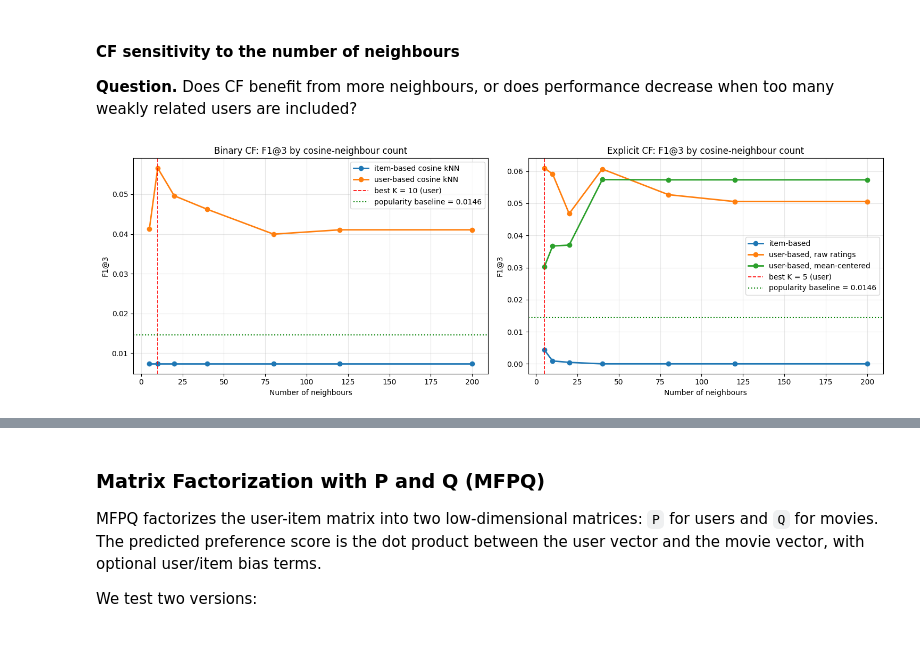
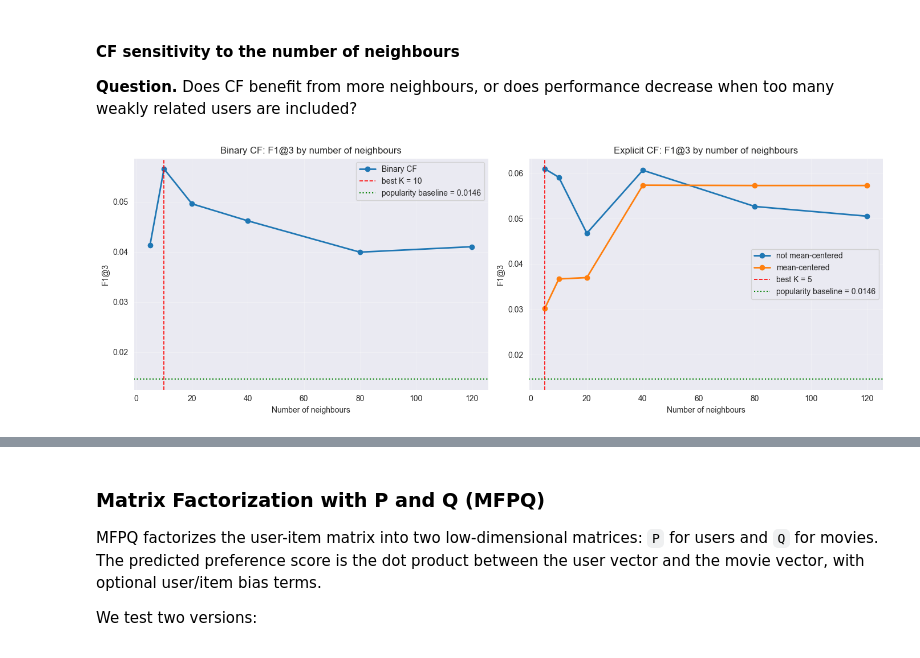
Before and after one commit to arodzina/TACD_project, a Jupyter notebook: data_preparation.ipynb, the cells around one changed output, grey strips where cells are left out. Drawn from its saved outputs; the diff is of its cells as text; code cells hidden in the pictures.

```diff
--- a/data_preparation.ipynb
+++ b/data_preparation.ipynb
@@ -531,6 +523,18 @@ Probe Implicit Val Matrix nnz: 1300
 Probe Implicit Test Matrix nnz: 1369
 # %% [markdown]
 ### Evaluation Helper Functions and Baseline
+# %%
+def run_or_load(cache_path, fn):
+    """Run fn() and save result, or load from cache if it exists."""
+    if os.path.exists(cache_path):
+        print(f"Loading from cache: {cache_path}")
+        with open(cache_path, "rb") as f:
+            return pickle.load(f)
+    result = fn()
+    with open(cache_path, "wb") as f:
+        pickle.dump(result, f)
+    print(f"Saved to cache: {cache_path}")
+    return result
 # %%
 # Prepare matrices
 train_item_user = probe_implicit_train_matrix.T.tocsr()     # (9724, 610)
@@ -1387,72 +1277,84 @@ Name: 0, dtype: object
 
 **Question.** Does CF benefit from more neighbours, or does performance decrease when too many weakly related users are included?
 # %%
-fig, axes = plt.subplots(1, 2, figsize=(15, 5))
+fig, axes = plt.subplots(1, 2, figsize=(14, 5))
 
 # -------------------------
 # Binary CF
 # -------------------------
 best_binary_cf = cf_binary_results.loc[cf_binary_results["f1"].idxmax()]
 
-for kind, group in cf_binary_results.groupby("kind"):
-    group = group.sort_values("n_neighbors")
-    axes[0].plot(
-        group["n_neighbors"],
-        group["f1"],
-        marker="o",
-        linewidth=2,
-        label=f"{kind}-based cosine kNN"
-    )
+axes[0].plot(
+    cf_binary_results["n_neighbors"],
+    cf_binary_results["f1"],
+    marker="o",
+    linewidth=2,
+    label="Binary CF"
+)
 
 axes[0].axvline(
     best_binary_cf["n_neighbors"],
     color="red",
     linestyle="--",
     linewidth=1.2,
-    label=f"best K = {int(best_binary_cf['n_neighbors'])} ({best_binary_cf['kind']})"
+    label=f"best K = {best_binary_cf['n_neighbors']}"
 )
-axes[0].axhline(pop_f1, color="green", linestyle=":", linewidth=1.5,
-                label=f"popularity baseline = {pop_f1:.4f}")
-axes[0].set_title("Binary CF: F1@3 by cosine-neighbour count")
+
+axes[0].axhline(
+    pop_f1,
+    color="green",
+    linestyle=":",
+    linewidth=1.5,
+    label=f"popularity baseline = {pop_f1:.4f}"
+)
+
+axes[0].set_title("Binary CF: F1@3 by number of neighbours")
 axes[0].set_xlabel("Number of neighbours")
 axes[0].set_ylabel("F1@3")
 axes[0].grid(True, alpha=0.3)
 axes[0].legend()
+
 
 # -------------------------
 # Explicit CF
 # -------------------------
 best_explicit_cf = cf_explicit_results.loc[cf_explicit_results["f1"].idxmax()]
 
-for (kind, mean_center), group in cf_explicit_results.groupby(["kind", "mean_center"]):
-    group = group.sort_values("n_neighbors")
-    label = f"{kind}-based"
-    if kind == "user":
-        label += ", mean-centered" if mean_center else ", raw ratings"
-    axes[1].plot(group["n_neighbors"], group["f1"], marker="o", linewidth=2, label=label)
+for mean_center, group in cf_explicit_results.groupby("mean_center"):
+    label = "mean-centered" if mean_center else "not mean-centered"
+
+    axes[1].plot(
+        group["n_neighbors"],
+        group["f1"],
+        marker="o",
+        linewidth=2,
+        label=label
+    )
 
 axes[1].axvline(
     best_explicit_cf["n_neighbors"],
     color="red",
     linestyle="--",
     linewidth=1.2,
-    label=f"best K = {int(best_explicit_cf['n_neighbors'])} ({best_explicit_cf['kind']})"
+    label=f"best K = {best_explicit_cf['n_neighbors']}"
 )
-axes[1].axhline(pop_f1, color="green", linestyle=":", linewidth=1.5,
-                label=f"popularity baseline = {pop_f1:.4f}")
-axes[1].set_title("Explicit CF: F1@3 by cosine-neighbour count")
+
+axes[1].axhline(
+    pop_f1,
+    color="green",
+    linestyle=":",
+    linewidth=1.5,
+    label=f"popularity baseline = {pop_f1:.4f}"
+)
+
+axes[1].set_title("Explicit CF: F1@3 by number of neighbours")
 axes[1].set_xlabel("Number of neighbours")
 axes[1].set_ylabel("F1@3")
 axes[1].grid(True, alpha=0.3)
 axes[1].legend()
 
 plt.tight_layout()
 plt.savefig("cf_sensitivity.png", dpi=150, bbox_inches="tight")
 plt.show()
-
-print("Best binary CF:")
-print(best_binary_cf[["kind", "similarity", "n_neighbors", "mean_center", "precision", "recall", "f1"]])
-print("\nBest explicit CF:")
-print(best_explicit_cf[["kind", "similarity", "n_neighbors", "mean_center", "precision", "recall", "f1"]])
 # %% [output]
-[figure, old version]
+[figure, new version]
```
Also changed, not shown: parts of 54 cells of this notebook, 8 other files.
